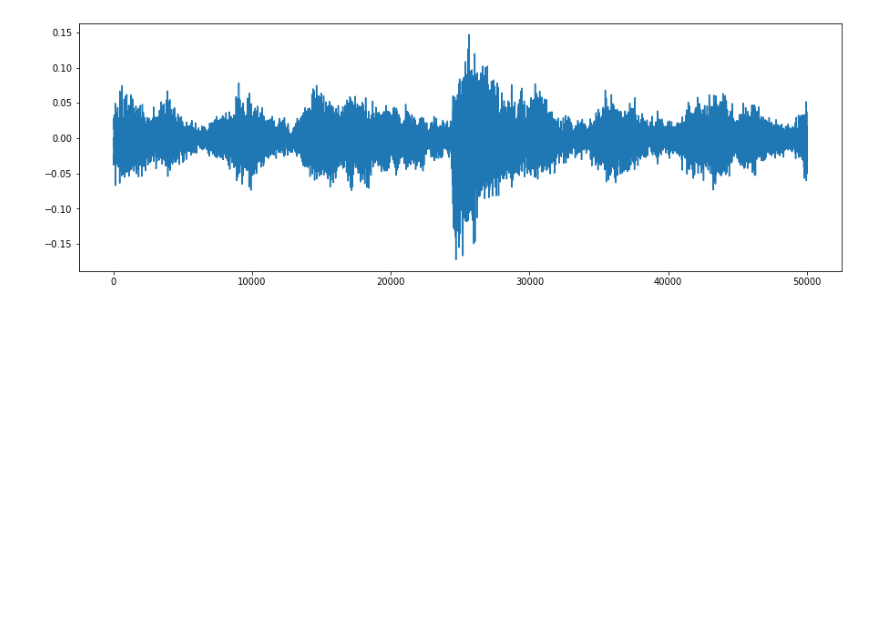
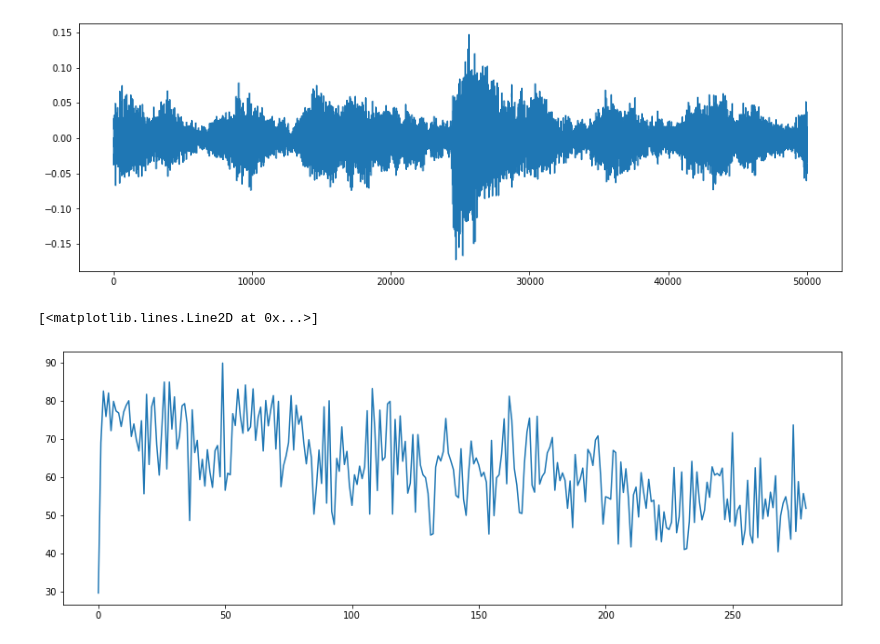
Before and after one commit to wojciechsadlik/MGU-CGANMusicConverter, a Jupyter notebook: raw_audio_gan.ipynb, the cells around one changed output. Cells and saved outputs as stored; diff of their text form; code cells hidden in the pictures; blank space fills up the shorter version.

```diff
--- a/raw_audio_gan.ipynb
+++ b/raw_audio_gan.ipynb
@@ -184,6 +184,9 @@ epochs = 40
 DATASET_PATH = './audio_splitting/genres/jazz'
 SAMPLES_LIST = os.listdir(DATASET_PATH)
 SAMPLES_NUM = len(SAMPLES_LIST)
+d_loss_history = []
+d_acc_history = []
+g_loss_history = []
 # %%
 batches_num = int(SAMPLES_NUM/half_batch)
 
@@ -219,6 +222,10 @@ for epoch in range(epochs):
     d_acc_sum += d_loss[1]
     g_loss_sum += g_loss
 
+  d_loss_history.append(d_loss_sum/batches_num)
+  g_loss_history.append(g_loss_sum/batches_num)
+  d_acc_history.append(100*d_acc_sum/batches_num)
+
   print("%d [D loss: %f, acc.: %.2f%%] [G loss: %f]"
     % (epoch, d_loss_sum/batches_num, 100*d_acc_sum/batches_num, g_loss_sum/batches_num))
 # %% [output]
@@ -259,3 +273,9 @@ with open(DATASET_PATH + '/3000.pkl', 'rb') as f:
       plt.show()
 # %% [output]
 [figure]
+# %%
+plt.figure(figsize=(15,5))
+plt.plot(d_acc_history)
+# %% [output]
+[<matplotlib.lines.Line2D at 0x...>]
+[figure, added]
```
Also changed, not shown: parts of 5 cells of this notebook.
